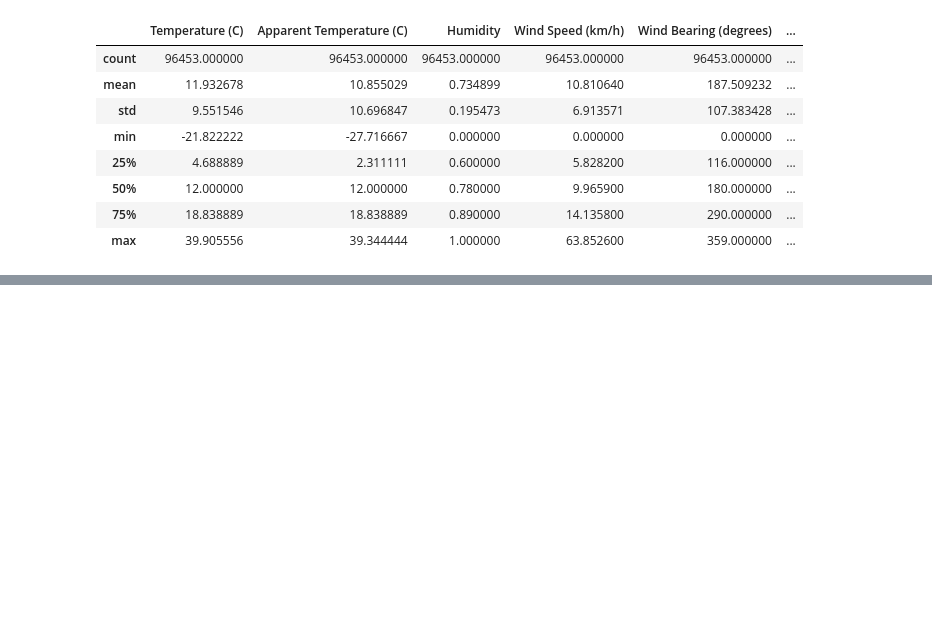
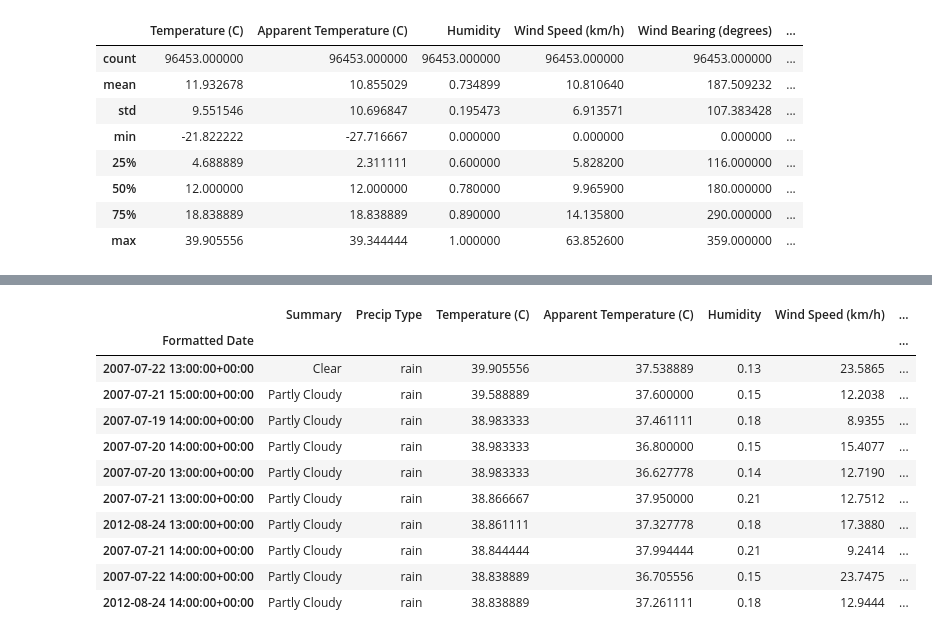
Before and after one commit to CMC-NCKH-2026/Weather_forcasting, a Jupyter notebook: notebooks/Data_Analysis.ipynb, the cells around one changed output, grey strips where cells are left out. Cells and saved outputs as stored; diff of their text form; code cells hidden in the pictures; blank space fills up the shorter version.

```diff
--- a/notebooks/Data_Analysis.ipynb
+++ b/notebooks/Data_Analysis.ipynb
@@ -46,0 +49,3 @@ df.describe()
+# %%
+df['Formatted Date'] = pd.to_datetime(df['Formatted Date'], utc=True)
+df.set_index('Formatted Date', inplace=True)
@@ -46,0 +149,16 @@ df.describe()
+# %%
+# Top ten hottest days
+df.sort_values(by='Temperature (C)', ascending=False).head(10)
+# %% [output]
+|  | Summary | Precip Type | Temperature (C) | Apparent Temperature (C) | Humidity | Wind Speed (km/h) | ... |
+| Formatted Date |  |  |  |  |  |  | ... |
+| 2007-07-22 13:00:00+00:00 | Clear | rain | 39.905556 | 37.538889 | 0.13 | 23.5865 | ... |
+| 2007-07-21 15:00:00+00:00 | Partly Cloudy | rain | 39.588889 | 37.600000 | 0.15 | 12.2038 | ... |
+| 2007-07-19 14:00:00+00:00 | Partly Cloudy | rain | 38.983333 | 37.461111 | 0.18 | 8.9355 | ... |
+| 2007-07-20 14:00:00+00:00 | Partly Cloudy | rain | 38.983333 | 36.800000 | 0.15 | 15.4077 | ... |
+| 2007-07-20 13:00:00+00:00 | Partly Cloudy | rain | 38.983333 | 36.627778 | 0.14 | 12.7190 | ... |
+| 2007-07-21 13:00:00+00:00 | Partly Cloudy | rain | 38.866667 | 37.950000 | 0.21 | 12.7512 | ... |
+| 2012-08-24 13:00:00+00:00 | Partly Cloudy | rain | 38.861111 | 37.327778 | 0.18 | 17.3880 | ... |
+| 2007-07-21 14:00:00+00:00 | Partly Cloudy | rain | 38.844444 | 37.994444 | 0.21 | 9.2414 | ... |
+| 2007-07-22 14:00:00+00:00 | Partly Cloudy | rain | 38.838889 | 36.705556 | 0.15 | 23.7475 | ... |
+| 2012-08-24 14:00:00+00:00 | Partly Cloudy | rain | 38.838889 | 37.261111 | 0.18 | 12.9444 | ... |
```
Also changed, not shown: parts of 10 cells of this notebook, 4 other files.
